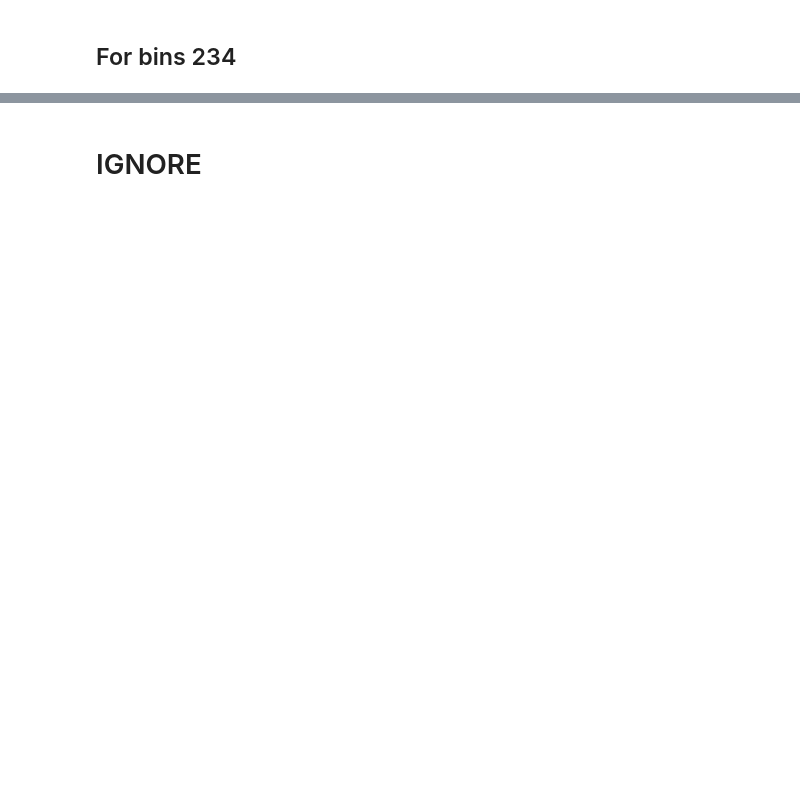
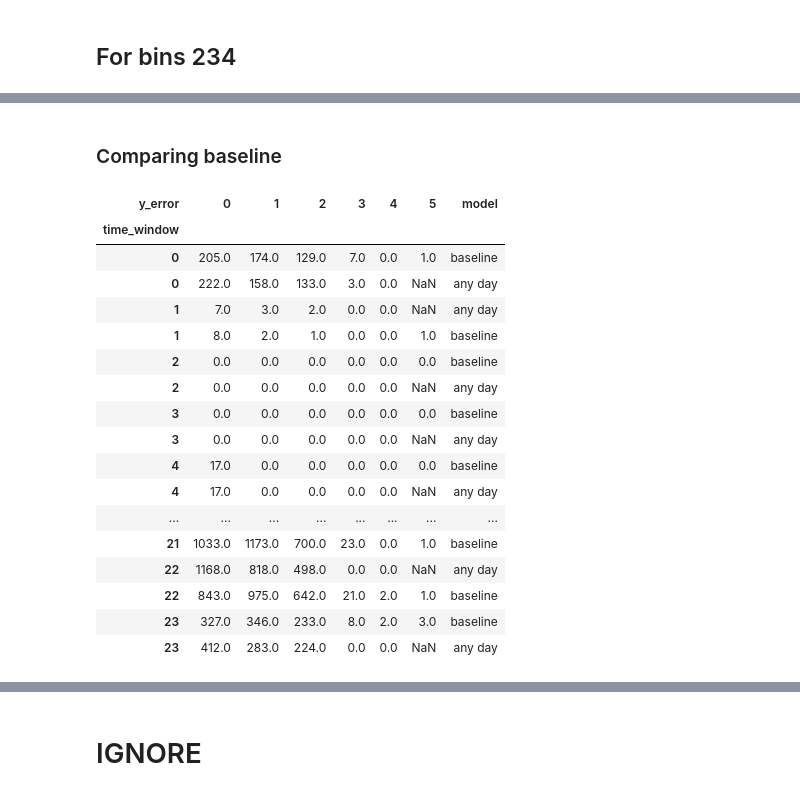
Before and after one commit to jptalusan/wego_occupancy_clean, a Jupyter notebook: notebooks/any_day.ipynb, the cells around one changed output, grey strips where cells are left out. Saved outputs shown, nothing was run; the diff lists cells and outputs as text; code cells hidden in the pictures; blank space fills up the shorter version.

```diff
--- a/notebooks/any_day.ipynb
+++ b/notebooks/any_day.ipynb
@@ -277,0 +420,2 @@ unique, counts
+# %% [markdown]
+### Comparing baseline
@@ -277,0 +467,47 @@ unique, counts
+# %%
+fp = '/home/jptalusan/mta_stationing_problem/models/any_day/20220701_to_20220919_any_day_results2.pkl'
+X = pd.read_pickle(fp)
+X['y_error'] = abs(X['y_class'] - X['y_pred'])
+X = X.groupby(['y_error', 'time_window']).agg({'transit_date':'first', 'trip_id':'first', 'route_id_direction':'first', 'year':'count'}).rename({'year':'count'}, axis=1).reset_index()
+X = pd.pivot_table(data=X, index=['time_window'], columns=['y_error'], values='count').fillna(0)
+X = X.reindex(list(range(47)),fill_value=np.nan)
+X = X.groupby(X.index // 2).sum()
+X['model'] = 'any day'
+
+baseline = pd.read_pickle('4W_past_baseline.pkl')
+
+labels = [(0, 9), (10, 16), (17, 55), (56, 75), (76, 100)]
+percentiles = [(-1, 9), (9, 16), (16, 55), (55, 75), (75, 100)]
+bins = pd.IntervalIndex.from_tuples(percentiles)
+mycut = pd.cut(baseline['y_pred'].tolist(), bins=bins)
+baseline['y_pred'] = mycut.codes
+
+baseline['y_error'] = abs(baseline['y_true'] - baseline['y_pred'])
+baseline = baseline.groupby(['y_error', 'time_window']).agg({'transit_date':'first', 'trip_id':'first', 'route_id_direction':'first', 'year':'count'}).rename({'year':'count'}, axis=1).reset_index()
+baseline = pd.pivot_table(data=baseline, index=['time_window'], columns=['y_error'], values='count').fillna(0)
+baseline = baseline.reindex(list(range(47)),fill_value=np.nan)
+baseline = baseline.groupby(baseline.index // 2).sum()
+baseline['model'] = 'baseline'
+
+res_df = pd.concat([baseline, X]).sort_index()
+# %%
+res_df
+# %% [output]
+| y_error | 0 | 1 | 2 | 3 | 4 | 5 | model |
+| time_window |  |  |  |  |  |  |  |
+| 0 | 205.0 | 174.0 | 129.0 | 7.0 | 0.0 | 1.0 | baseline |
+| 0 | 222.0 | 158.0 | 133.0 | 3.0 | 0.0 | NaN | any day |
+| 1 | 7.0 | 3.0 | 2.0 | 0.0 | 0.0 | NaN | any day |
+| 1 | 8.0 | 2.0 | 1.0 | 0.0 | 0.0 | 1.0 | baseline |
+| 2 | 0.0 | 0.0 | 0.0 | 0.0 | 0.0 | 0.0 | baseline |
+| 2 | 0.0 | 0.0 | 0.0 | 0.0 | 0.0 | NaN | any day |
+| 3 | 0.0 | 0.0 | 0.0 | 0.0 | 0.0 | 0.0 | baseline |
+| 3 | 0.0 | 0.0 | 0.0 | 0.0 | 0.0 | NaN | any day |
+| 4 | 17.0 | 0.0 | 0.0 | 0.0 | 0.0 | 0.0 | baseline |
+| 4 | 17.0 | 0.0 | 0.0 | 0.0 | 0.0 | NaN | any day |
+| ... | ... | ... | ... | ... | ... | ... | ... |
+| 21 | 1033.0 | 1173.0 | 700.0 | 23.0 | 0.0 | 1.0 | baseline |
+| 22 | 1168.0 | 818.0 | 498.0 | 0.0 | 0.0 | NaN | any day |
+| 22 | 843.0 | 975.0 | 642.0 | 21.0 | 2.0 | 1.0 | baseline |
+| 23 | 327.0 | 346.0 | 233.0 | 8.0 | 2.0 | 3.0 | baseline |
+| 23 | 412.0 | 283.0 | 224.0 | 0.0 | 0.0 | NaN | any day |
```
Also changed, not shown: parts of 41 cells of this notebook, 10 other files.
